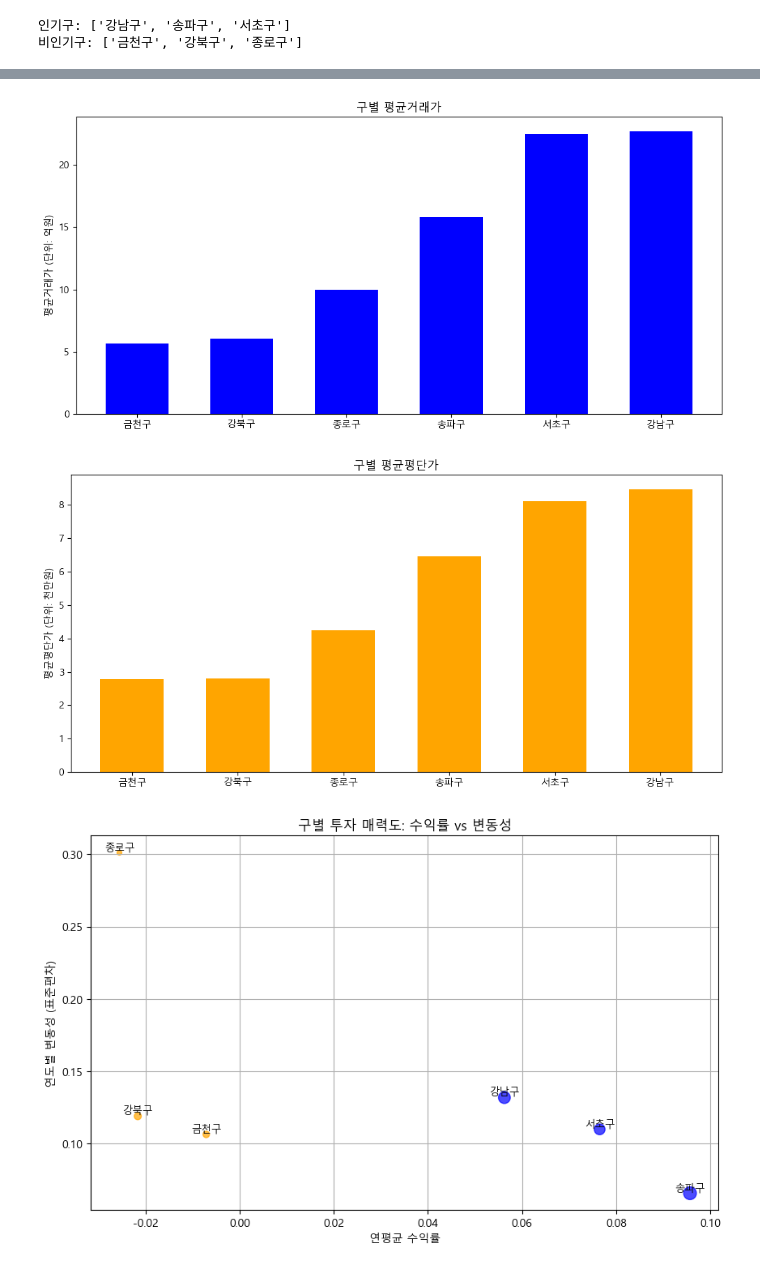
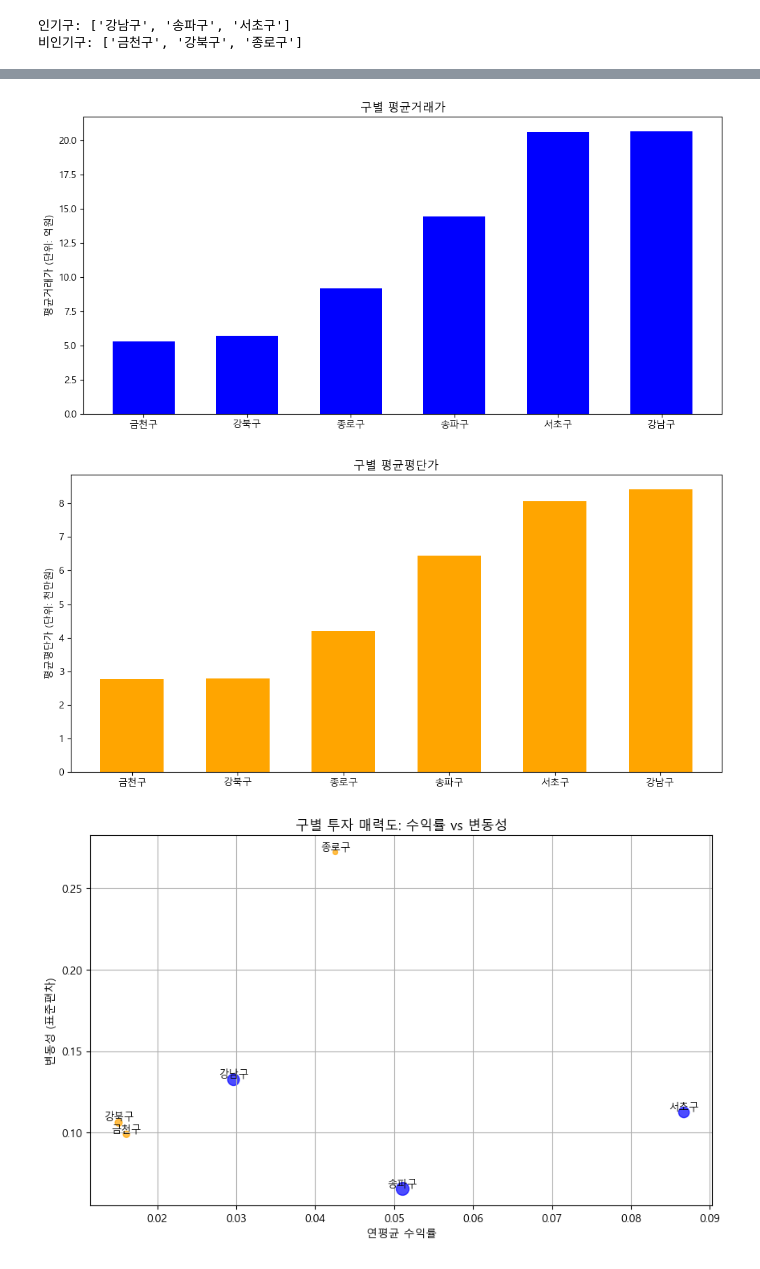
Before and after one commit to krystallinekim/pjt-DataAnalysis-Korean_Real_Estate, a Jupyter notebook: 01_market_comparison.ipynb, the cells around one changed output, grey strips where cells are left out. Cells and saved outputs as stored; diff of their text form; code cells hidden in the pictures.

```diff
--- a/01_market_comparison.ipynb
+++ b/01_market_comparison.ipynb
@@ -53,6 +59,12 @@ print(f'인기구: {popular}\n비인기구: {unpopular}')
 인기구: ['강남구', '송파구', '서초구']
 비인기구: ['금천구', '강북구', '종로구']
 # %%
+sales_popular_mask = df_sales_copy['구'].isin(popular + unpopular)
+df_popular = df_sales_copy[sales_popular_mask]
+df_popular['계약월'] = pd.to_datetime(df_popular['계약월'], format='%Y-%m-%d')
+# display(df_popular)
+
+
 ## 1. 전체 평균 거래가, 평단가
 avg_price_stats = df_popular.groupby('구').agg({
     '거래금액': 'mean',
@@ -62,11 +74,6 @@ avg_price_stats.columns = ['구', '평균거래가', '평균평단가']
 # display(avg_price_stats)
 
 ## 2. 월별/연도별 통계
-
-sales_popular_mask = df_sales_copy['구'].isin(popular + unpopular)
-df_popular = df_sales_copy[sales_popular_mask]
-df_popular['계약월'] = pd.to_datetime(df_popular['계약월'], format='%Y%m')
-
 from da_utils.calc_monthly_annual import calc_monthly_annual
 
 monthly_stats, annual_stats = calc_monthly_annual(df_popular, '구')
@@ -156,49 +163,49 @@ ax.ticklabel_format(style='plain', axis='y')
 plt.tight_layout()
 plt.show()
 # %% [output]
-[figure, old version]
+[figure, new version]
 [figure]
 # %%
 # 예시 데이터: 구별 연평균 수익률와 변동성
-# annual_stats: 구, 연도, 연수익률
+# annual_stats: 구, 연도, 연간수익률
 # annual_stats: 구, 연도, 변동성
 # 거래량/총거래액을 점 크기로 표시 가능
 # 여기서는 연도별 평균 사용
 
 # 구별 연평균 수익률 계산
-avg_return = annual_stats.groupby('구')['연수익률'].mean().reset_index()
+avg_return = annual_stats.groupby('구')['연간수익률'].mean().reset_index()
 avg_annual_stats = annual_stats.groupby('구')['변동성'].mean().reset_index()
 
 # 데이터 병합
 investment_df = avg_return.merge(avg_annual_stats, on='구')
 
 # 인기구 / 비인기구
 colors = [ 'blue' if x in popular else 'orange' for x in investment_df['구'] ]
 
 # 점 크기: 월별거래건수 평균 (예시)
 # monthly_stats에서 구별 평균 거래건수 사용
 avg_monthly_volume = monthly_stats.groupby('구')['월별거래건수'].mean().reset_index()
 investment_df = investment_df.merge(avg_monthly_volume, on='구')
 
 plt.figure(figsize=(10,6))
 plt.scatter(
-    investment_df['연수익률'],
+    investment_df['연간수익률'],
     investment_df['변동성'],
     s=investment_df['월별거래건수']/2,  # 점 크기 조절
     c=colors,
     alpha=0.7
 )
 
 for i, row in investment_df.iterrows():
-    plt.text(row['연수익률'], row['변동성'], row['구'], fontsize=9, ha='center', va='bottom')
+    plt.text(row['연간수익률'], row['변동성'], row['구'], fontsize=9, ha='center', va='bottom')
 
 plt.xlabel('연평균 수익률')
 plt.ylabel('변동성 (표준편차)')
 plt.title('구별 투자 매력도: 수익률 vs 변동성')
 plt.grid(True)
 plt.show()
 # %% [output]
-[figure, old version]
+[figure, new version]
 # %%
 # 변동성 추이
 
```
Also changed, not shown: parts of 6 cells of this notebook, 3 other files.
